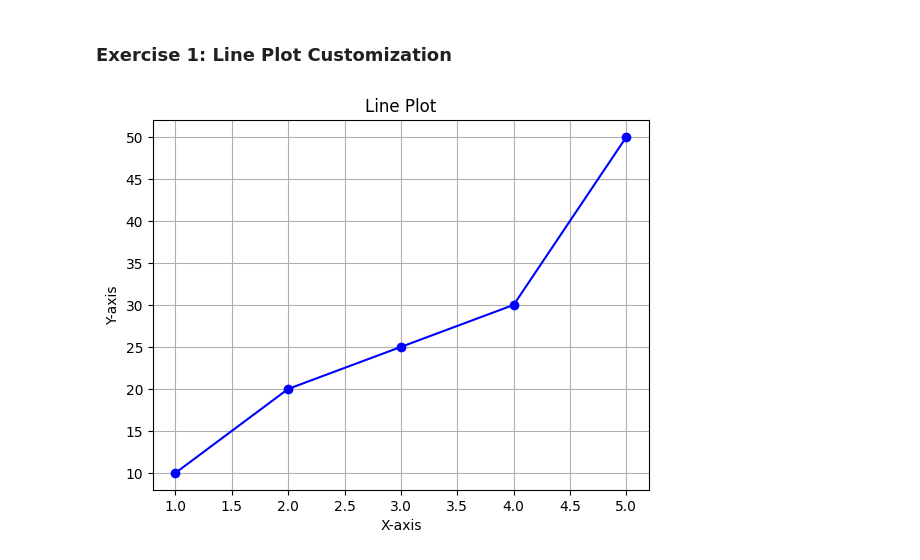
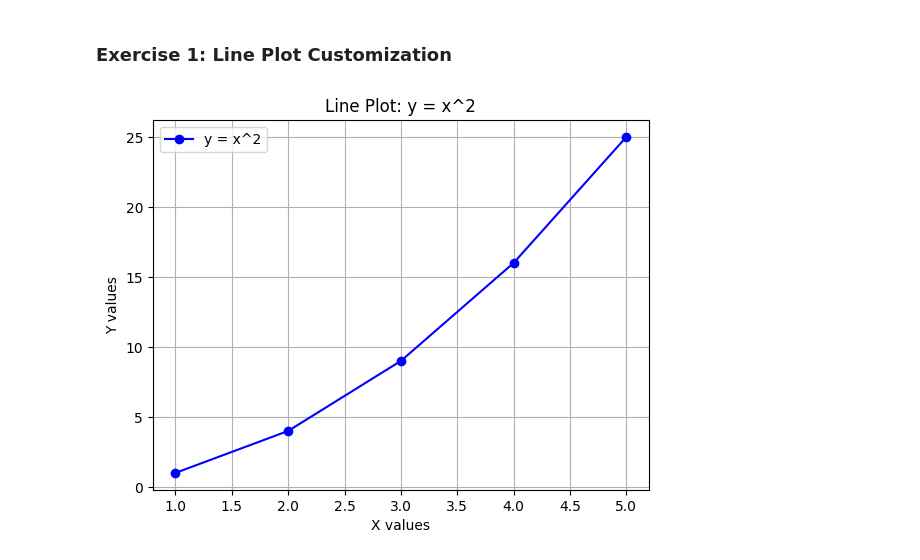
Before and after one commit to sindhumeghu/python-jupyter-template, a Jupyter notebook: src/1-line-plot.ipynb, the cells around one changed output. Drawn from its saved outputs; the diff is of its cells as text; code cells hidden in the pictures.

```diff
--- a/src/1-line-plot.ipynb
+++ b/src/1-line-plot.ipynb
@@ -3,17 +3,29 @@
 # %%
 # TASK: Create a line plot with x values ranging from 0 to 10 and y values as the square of x.
 # Customize the plot by adding a title, labels for both axes, and a grid.
 
-import matplotlib.pyplot as plt # type: ignore
+import matplotlib.pyplot as plt
 
 x = [1, 2, 3, 4, 5]
-y = [10, 20, 25, 30, 50]
 
-plt.plot(x, y, marker='o', linestyle='-', color='b')
-plt.title("Line Plot")
-plt.xlabel("X-axis")
-plt.ylabel("Y-axis")
+
+y = [i**2 for i in x]
+
+# Error handling
+if not all(isinstance(i, (int, float)) for i in x):
+    raise ValueError("X values must be numbers.")
+
+# Create the plot
+plt.plot(x, y, marker='o', linestyle='-', color='b', label="y = x^2")
+
+# Customize the plot
+plt.title("Line Plot: y = x^2")
+plt.xlabel("X values")
+plt.ylabel("Y values")
 plt.grid(True)
+plt.legend()
+
+# Show the plot
 plt.show()
 # %% [output]
-[figure, old version]
+[figure, new version]
```
Also changed, not shown: 5 other files.
